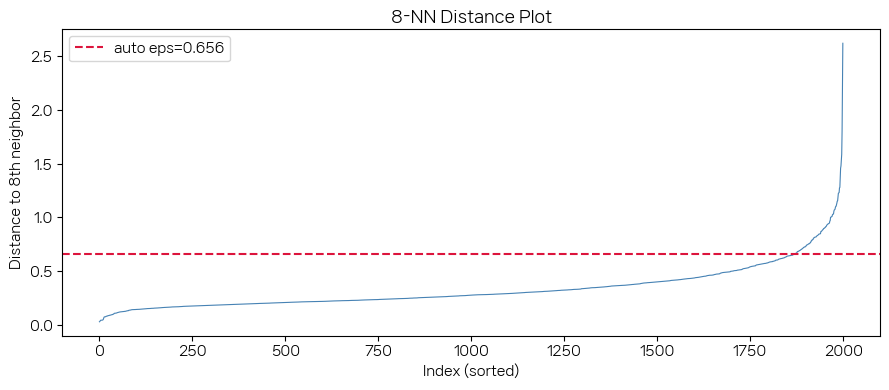
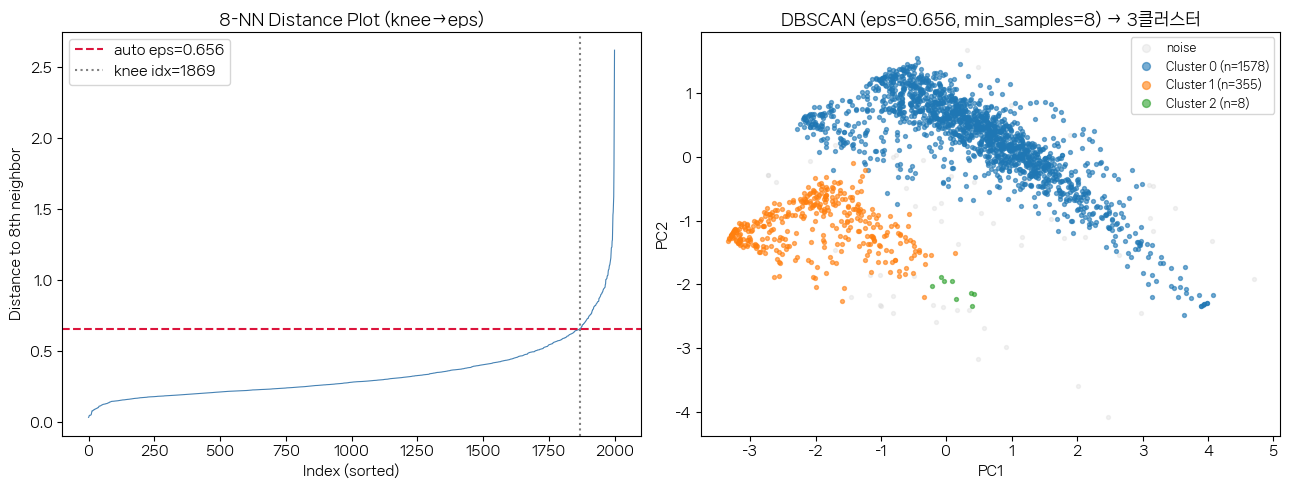
Code edit (unified diff) that turned the first committed figure into the second:
--- before
+++ after
@@ -1,16 +1,9 @@
-MIN_SAMPLES = 2 * len(CLUSTER_FEATURES)   # = 6
+MIN_SAMPLES = 2 * len(CLUSTER_FEATURES)   # = 8
 nbrs = NearestNeighbors(n_neighbors=MIN_SAMPLES).fit(X)
 dists = np.sort(nbrs.kneighbors(X)[0][:, MIN_SAMPLES - 1])
 y_norm = (dists - dists.min()) / (dists.max() - dists.min() + 1e-12)
 x_norm = np.linspace(0, 1, len(y_norm))
-eps_auto = float(dists[int(np.argmax(np.abs(y_norm - x_norm)))])
-
-fig, ax = plt.subplots(figsize=(9, 4))
-ax.plot(dists, color="steelblue", linewidth=0.8)
-ax.axhline(eps_auto, linestyle="--", color="crimson", label=f"auto eps={eps_auto:.3f}")
-ax.set_title(f"{MIN_SAMPLES}-NN Distance Plot"); ax.set_xlabel("Index (sorted)")
-ax.set_ylabel(f"Distance to {MIN_SAMPLES}th neighbor"); ax.legend()
-plt.tight_layout()
-plt.savefig("figures/03_dbscan_kdist.png", dpi=150, bbox_inches="tight"); plt.show()
+knee_i = int(np.argmax(np.abs(y_norm - x_norm)))
+eps_auto = float(dists[knee_i])
 
 db = DBSCAN(eps=eps_auto, min_samples=MIN_SAMPLES).fit(X)
@@ -24,6 +17,13 @@
 display(pd.crosstab(is_stagnant_km, db.labels_, rownames=["KM parking=1"], colnames=["DBSCAN"]))
 
-# ── DBSCAN PCA 2D 시각화 ──────────────────────────────────────────────────────
-fig, ax = plt.subplots(figsize=(7, 6))
+# ── 2패널: (좌) k-거리 그래프 knee 로 eps 결정  (우) DBSCAN 군집 ────────────────
+fig, axes = plt.subplots(1, 2, figsize=(13, 5))
+axes[0].plot(dists, color="steelblue", linewidth=0.8)
+axes[0].axhline(eps_auto, linestyle="--", color="crimson", label=f"auto eps={eps_auto:.3f}")
+axes[0].axvline(knee_i, linestyle=":", color="gray", label=f"knee idx={knee_i}")
+axes[0].set_title(f"{MIN_SAMPLES}-NN Distance Plot (knee→eps)")
+axes[0].set_xlabel("Index (sorted)"); axes[0].set_ylabel(f"Distance to {MIN_SAMPLES}th neighbor")
+axes[0].legend()
+
 labs = df_final.loc[idx, "cluster_db"].values
 palette = plt.cm.tab10.colors
@@ -32,8 +32,9 @@
     color = "lightgray" if lbl == -1 else palette[int(lbl) % 10]
     name = "noise" if lbl == -1 else f"Cluster {int(lbl)} (n={int(m.sum())})"
-    ax.scatter(X_pca[m, 0], X_pca[m, 1], s=8, alpha=0.3 if lbl == -1 else 0.6,
-               color=color, label=name)
-ax.set_xlabel("PC1"); ax.set_ylabel("PC2")
-ax.set_title(f"DBSCAN (eps={eps_auto:.3f}, min_samples={MIN_SAMPLES}) → {n_db}클러스터")
-ax.legend(markerscale=2, fontsize=8); plt.tight_layout()
-plt.savefig("figures/04_dbscan_clusters.png", dpi=150, bbox_inches="tight"); plt.show()
+    axes[1].scatter(X_pca[m, 0], X_pca[m, 1], s=8, alpha=0.3 if lbl == -1 else 0.6,
+                    color=color, label=name)
+axes[1].set_xlabel("PC1"); axes[1].set_ylabel("PC2")
+axes[1].set_title(f"DBSCAN (eps={eps_auto:.3f}, min_samples={MIN_SAMPLES}) → {n_db}클러스터")
+axes[1].legend(markerscale=2, fontsize=8)
+plt.tight_layout()
+plt.savefig("figures/03_dbscan_2panel.png", dpi=150, bbox_inches="tight"); plt.show()

Commit: docs: prepare public analysis report